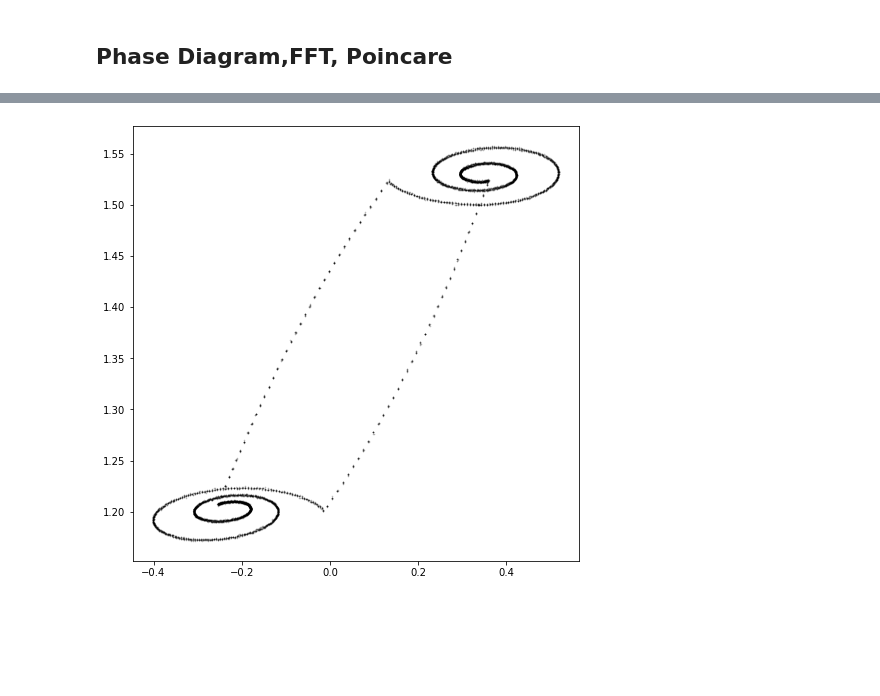
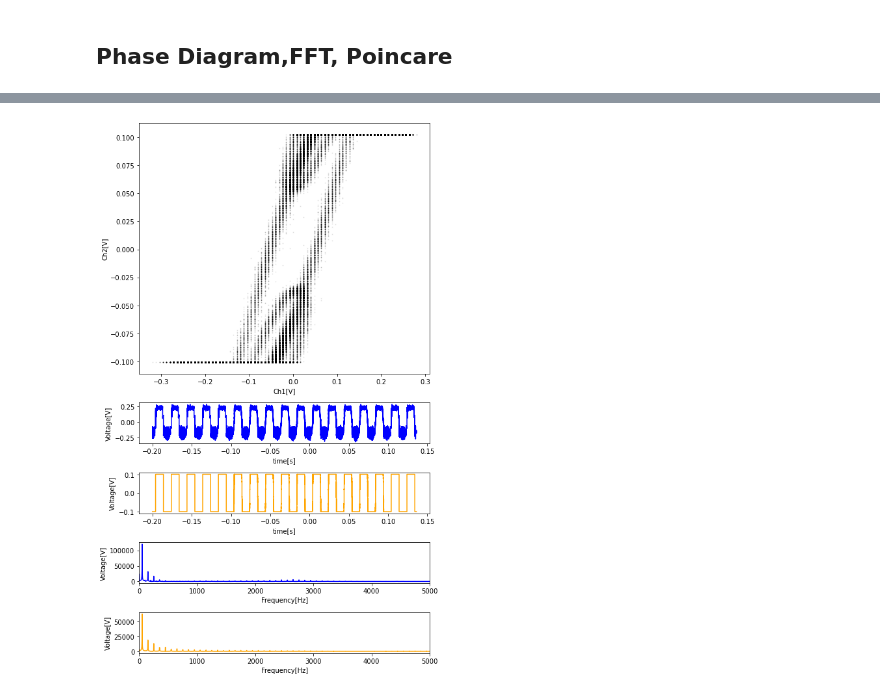
Before and after one commit to Chwanhee/Metrology, a Jupyter notebook: Report_2/Chaos_Analysis.ipynb, the cells around one changed output, grey strips where cells are left out. Cells and saved outputs as stored; diff of their text form; code cells hidden in the pictures; blank space fills up the shorter version.

```diff
--- a/Report_2/Chaos_Analysis.ipynb
+++ b/Report_2/Chaos_Analysis.ipynb
@@ -51,9 +37,52 @@ plt.savefig('chaos.png')
-# %%
-fig = plt.figure(figsize=(8,8))
-plt.scatter(X,Y, color="black", s=0.5, alpha=0.2)
-plt.savefig('chaos-phase.png')
-# %% [output]
-[figure, removed]
+# %%
+F=3.5
+f=800
+
+x=X.to_numpy()
+y=Y.to_numpy()
+
+Xf = fft.fft(x)
+Yf = fft.fft(y)
+
+samp = len(X)
+tau = 3.2e-7 # sample interval
+
+freq = fft.fftfreq(len(x), tau)
+
+fig = plt.figure(figsize=(8,15))
+grid = gs.GridSpec(8,1,hspace=0.7,)
+
+axs1 = plt.subplot(grid[0:4,0])
+axs3 = plt.subplot(grid[4,0])
+axs4 = plt.subplot(grid[5,0])
+axs5 = plt.subplot(grid[6,0])
+axs6 = plt.subplot(grid[7,0])
+
+axs1.scatter(Y,X, color="black", s=0.5, alpha=0.1)
+axs3.plot(time,Y,color='blue')
+axs4.plot(time,X,color='orange')
+axs5.plot(freq[freq>=0], np.abs(Yf)[freq>=0], color='blue')
+axs6.plot(freq[freq>=0], np.abs(Xf)[freq>=0], color='orange')
+
+axs1.set_xlabel("Ch1[V]")
+axs1.set_ylabel("Ch2[V]")
+
+axs3.set_xlabel("time[s]")
+axs3.set_ylabel("Voltage[V]")
+axs4.set_xlabel("time[s]")
+axs4.set_ylabel("Voltage[V]")
+
+axs5.set_xlabel("Frequency[Hz]")
+axs5.set_ylabel("Voltage[V]")
+axs6.set_xlabel("Frequency[Hz]")
+axs6.set_ylabel("Voltage[V]")
+
+axs5.set_xlim(left=0, right=5000)
+axs6.set_xlim(left=0, right=5000)
+
+plt.savefig('qua.png')
+# %% [output]
+[figure, added]
 # %%
 F=3.5
 f=800
```
Also changed, not shown: parts of 3 cells of this notebook.
